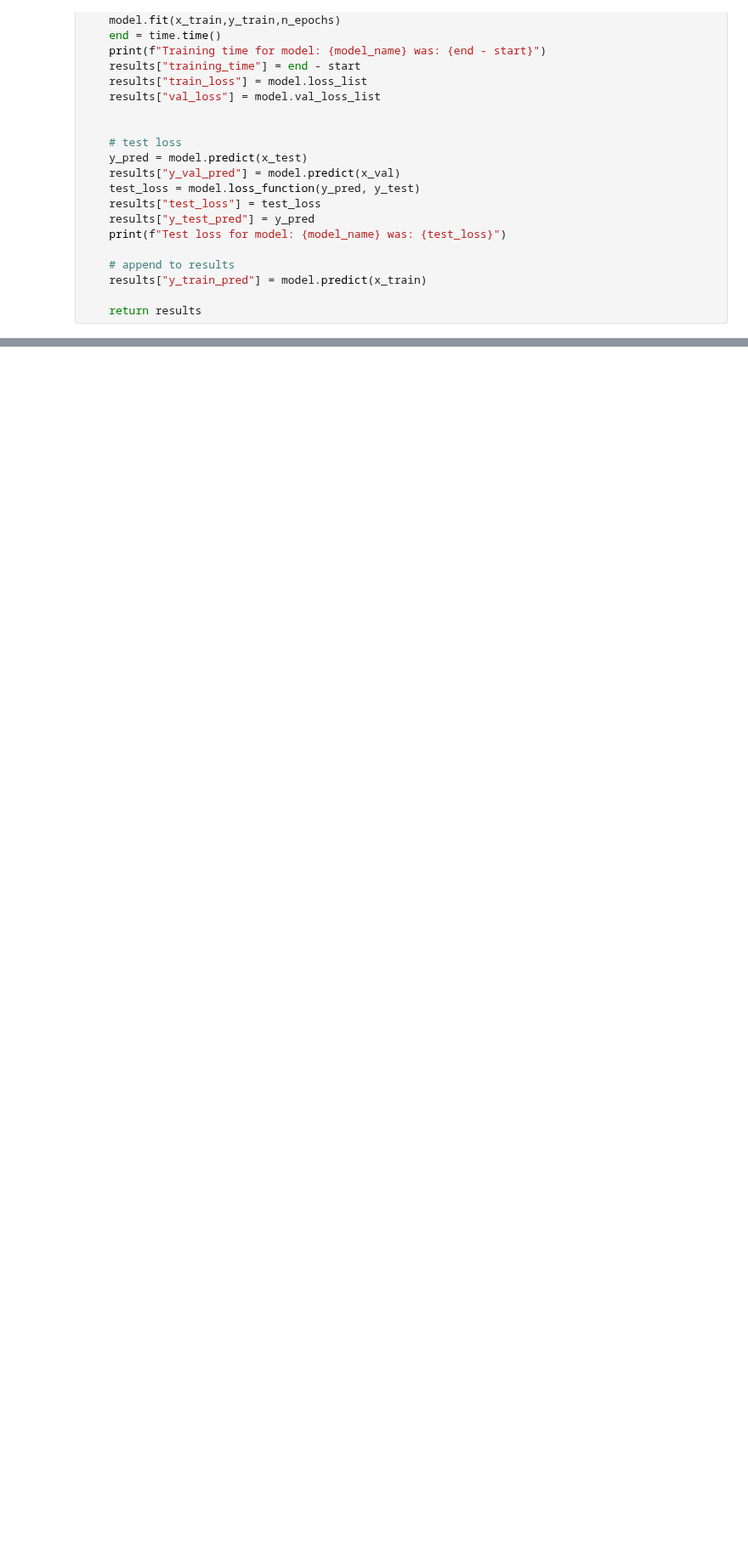
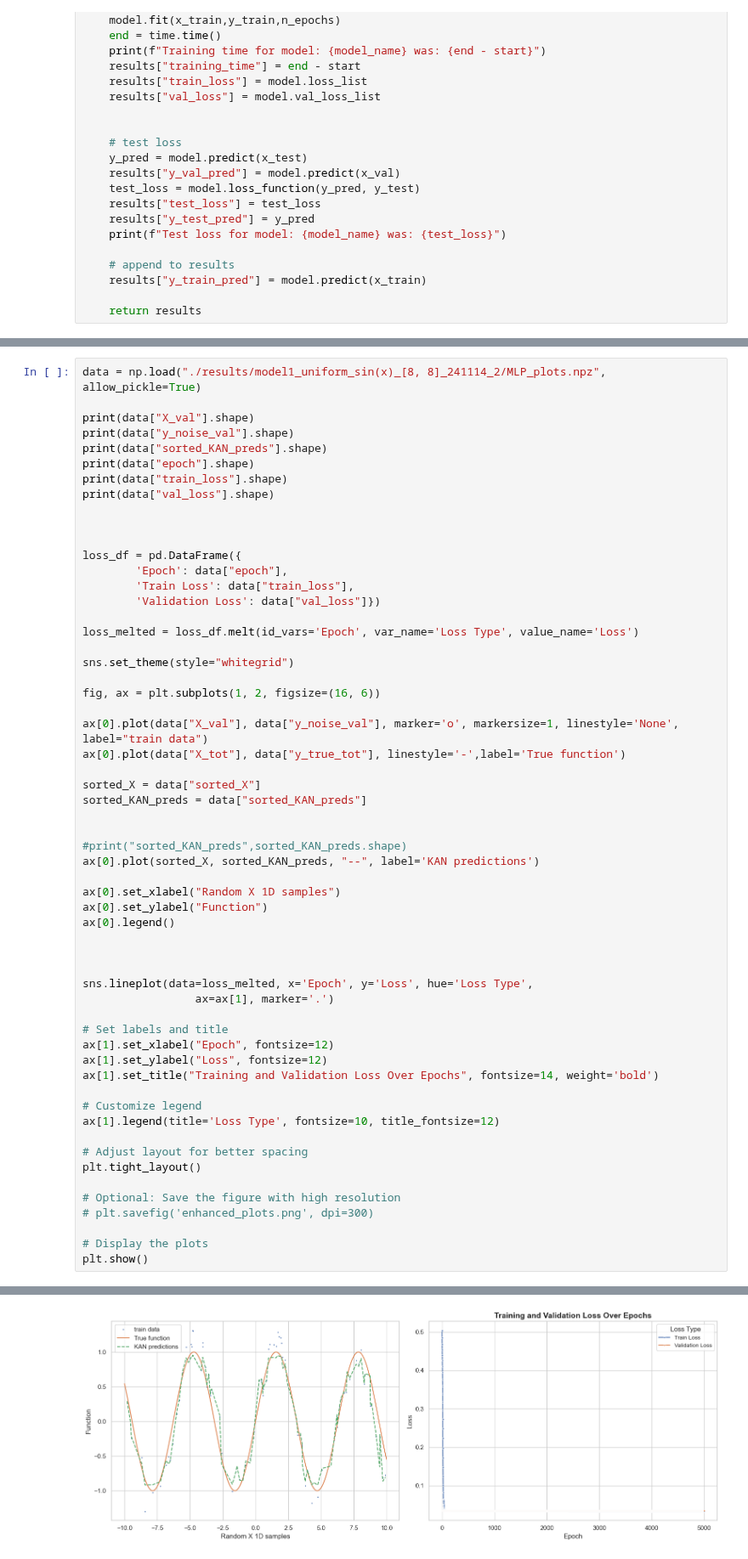
Before and after one commit to zeshenbao/KAN-Kolmogorov-Arnold-Networks, a Jupyter notebook: MLP/MLP_results.ipynb, the cells around one changed output, grey strips where cells are left out. Shown at 85% size. Cells and saved outputs as stored; diff of their text form; blank space fills up the shorter version.

```diff
--- a/MLP/MLP_results.ipynb
+++ b/MLP/MLP_results.ipynb
@@ -200,0 +236,59 @@ Melted Loss DataFrame:
+# %%
+data = np.load("./results/model1_uniform_sin(x)_[8, 8]_241114_2/MLP_plots.npz", allow_pickle=True)
+
+print(data["X_val"].shape)
+print(data["y_noise_val"].shape)
+print(data["sorted_KAN_preds"].shape)
+print(data["epoch"].shape)
+print(data["train_loss"].shape)
+print(data["val_loss"].shape)
+
+
+
+loss_df = pd.DataFrame({
+        'Epoch': data["epoch"],
+        'Train Loss': data["train_loss"],
+        'Validation Loss': data["val_loss"]})
+
+loss_melted = loss_df.melt(id_vars='Epoch', var_name='Loss Type', value_name='Loss')
+
+sns.set_theme(style="whitegrid")
+
+fig, ax = plt.subplots(1, 2, figsize=(16, 6))
+
+ax[0].plot(data["X_val"], data["y_noise_val"], marker='o', markersize=1, linestyle='None', label="train data")
+ax[0].plot(data["X_tot"], data["y_true_tot"], linestyle='-',label='True function')
+
+sorted_X = data["sorted_X"]
+sorted_KAN_preds = data["sorted_KAN_preds"]
+
+
+#print("sorted_KAN_preds",sorted_KAN_preds.shape)
+ax[0].plot(sorted_X, sorted_KAN_preds, "--", label='KAN predictions')
+
+ax[0].set_xlabel("Random X 1D samples")
+ax[0].set_ylabel("Function")
+ax[0].legend()
+
+
+
+sns.lineplot(data=loss_melted, x='Epoch', y='Loss', hue='Loss Type',
+                 ax=ax[1], marker='.')
+
+# Set labels and title
+ax[1].set_xlabel("Epoch", fontsize=12)
+ax[1].set_ylabel("Loss", fontsize=12)
+ax[1].set_title("Training and Validation Loss Over Epochs", fontsize=14, weight='bold')
+
+# Customize legend
+ax[1].legend(title='Loss Type', fontsize=10, title_fontsize=12)
+
+# Adjust layout for better spacing
+plt.tight_layout()
+
+# Optional: Save the figure with high resolution
+# plt.savefig('enhanced_plots.png', dpi=300)
+
+# Display the plots
+plt.show()
+# %% [output]
@@ -201,3 +301,4 @@ Melted Loss DataFrame:
+[figure, added]
 # %%
 temp = results["model1"]["y_test_pred"]
 temp2 = results["model1"]["y_test"]
```
Also changed, not shown: parts of 6 cells of this notebook, 5 other files.
